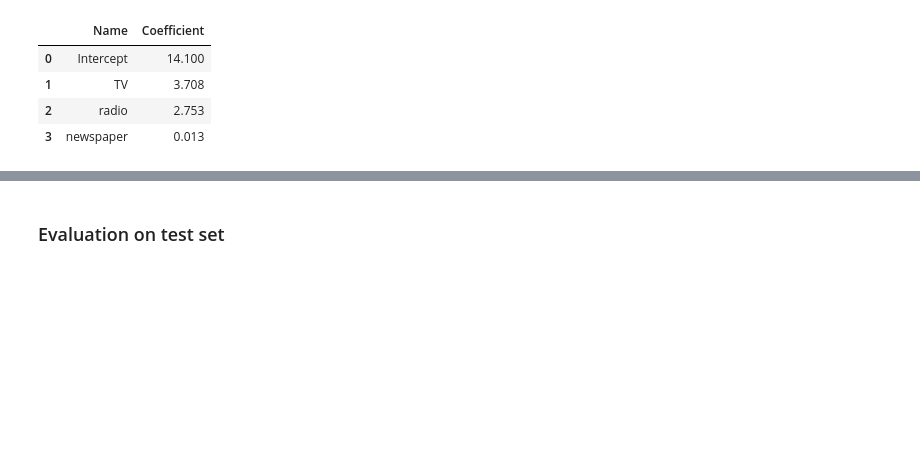
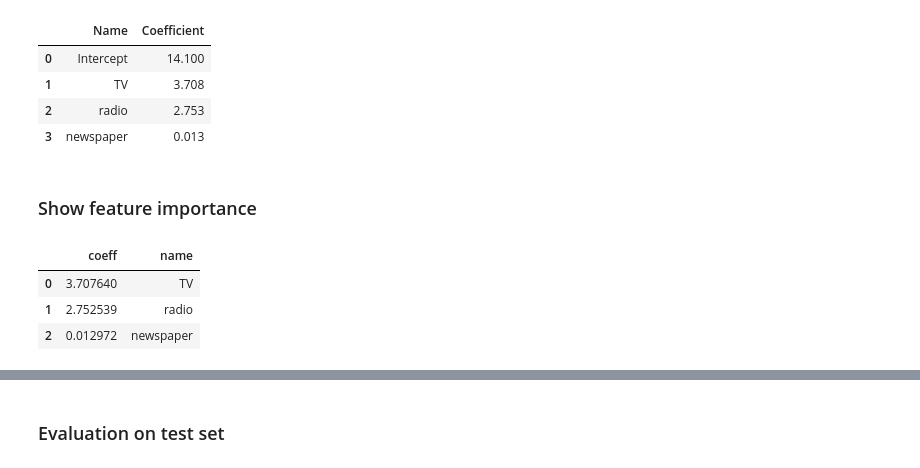
Before and after one commit to kirenz/eda, a Jupyter notebook: ims/08d-1-selection.ipynb, the cells around one changed output, grey strips where cells are left out. Cells and saved outputs as stored; diff of their text form; code cells hidden in the pictures; blank space fills up the shorter version.

```diff
--- a/ims/08d-1-selection.ipynb
+++ b/ims/08d-1-selection.ipynb
@@ -219,3 +219,16 @@ round(table, 3)
 | 1 | TV | 3.708 |
 | 2 | radio | 2.753 |
 | 3 | newspaper | 0.013 |
+# %% [markdown]
+### Show feature importance
+# %%
+importance = np.abs(reg.coef_)
+
+df_imp = pd.DataFrame({"coeff": importance,
+                       "name": features})
+df_imp
+# %% [output]
+|  | coeff | name |
+| 0 | 3.707640 | TV |
+| 1 | 2.752539 | radio |
+| 2 | 0.012972 | newspaper |
```
Also changed, not shown: parts of 1 cell of this notebook.
